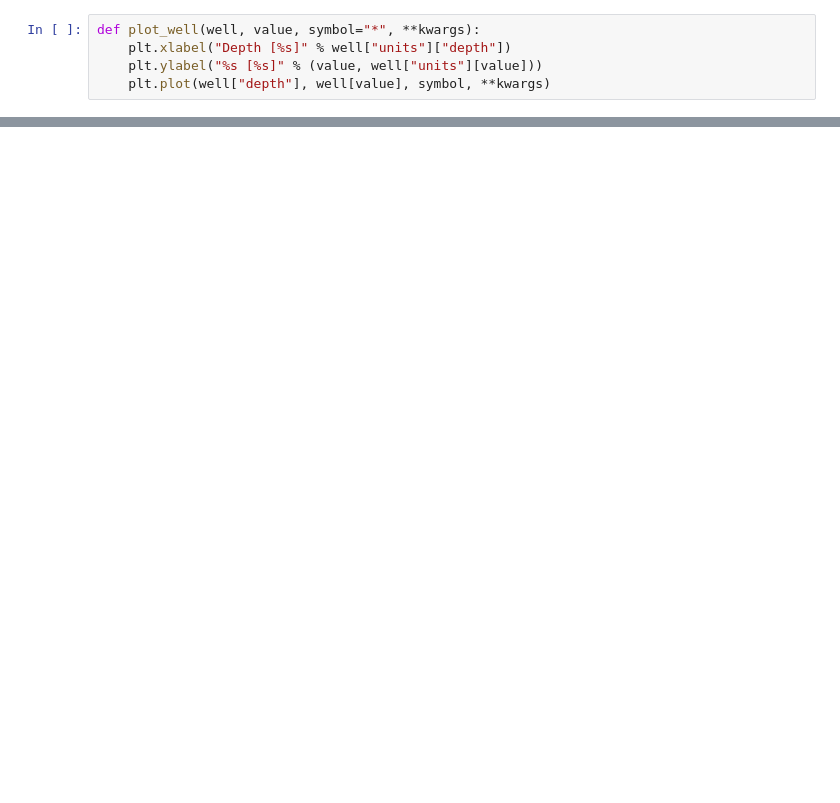
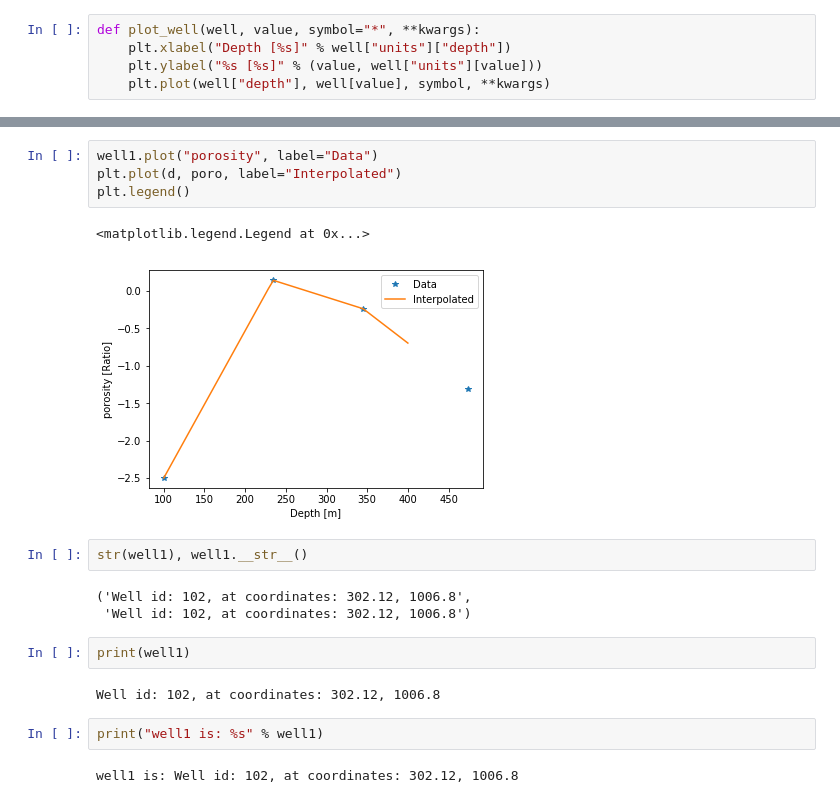
Before and after one commit to bozso/python_course, a Jupyter notebook: notebooks/object_oriented_programming.ipynb, the cells around one changed output, grey strips where cells are left out. Cells and saved outputs as stored; diff of their text form; blank space fills up the shorter version.

```diff
--- a/notebooks/object_oriented_programming.ipynb
+++ b/notebooks/object_oriented_programming.ipynb
@@ -135,0 +136,20 @@ Calling Well.__del__
+# %%
+well1.plot("porosity", label="Data")
+plt.plot(d, poro, label="Interpolated")
+plt.legend()
+# %% [output]
+<matplotlib.legend.Legend at 0x...>
+[figure, added]
+# %%
+str(well1), well1.__str__()
+# %% [output]
+('Well id: 102, at coordinates: 302.12, 1006.8',
+ 'Well id: 102, at coordinates: 302.12, 1006.8')
+# %%
+print(well1)
+# %% [output]
+Well id: 102, at coordinates: 302.12, 1006.8
+# %%
+print("well1 is: %s" % well1)
+# %% [output]
+well1 is: Well id: 102, at coordinates: 302.12, 1006.8
```
Also changed, not shown: parts of 72 cells of this notebook, 7 other files.
